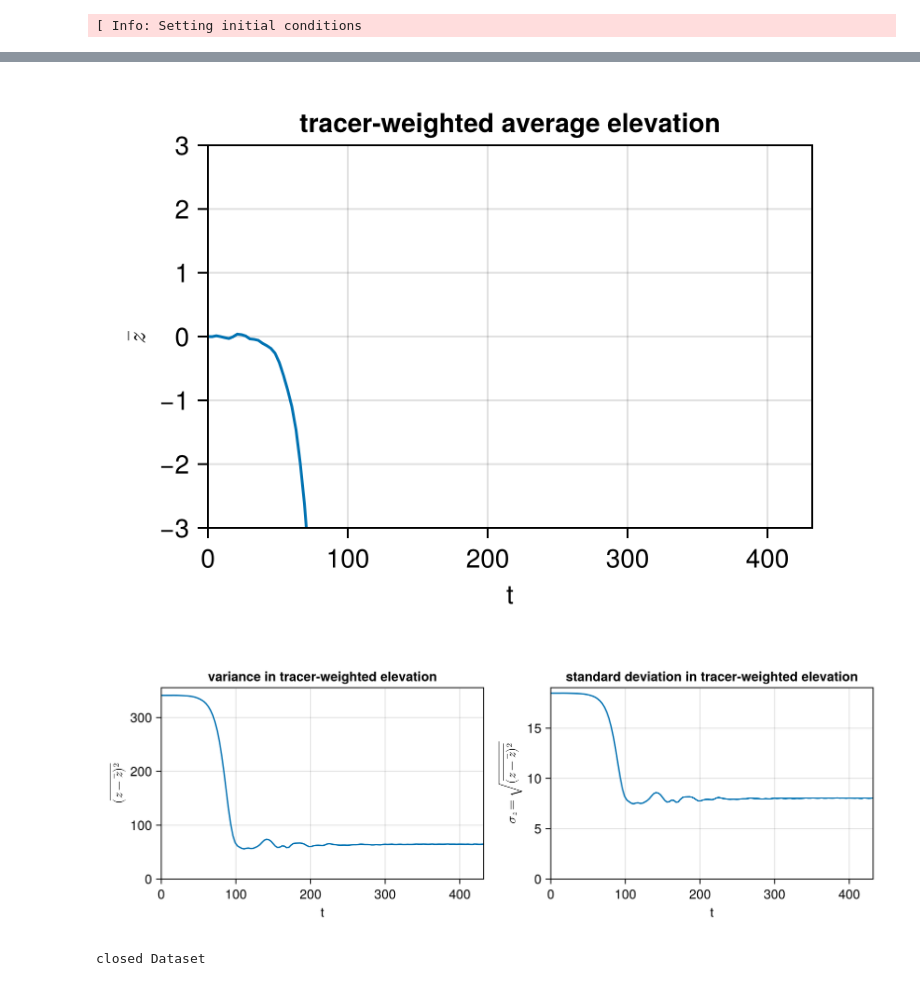
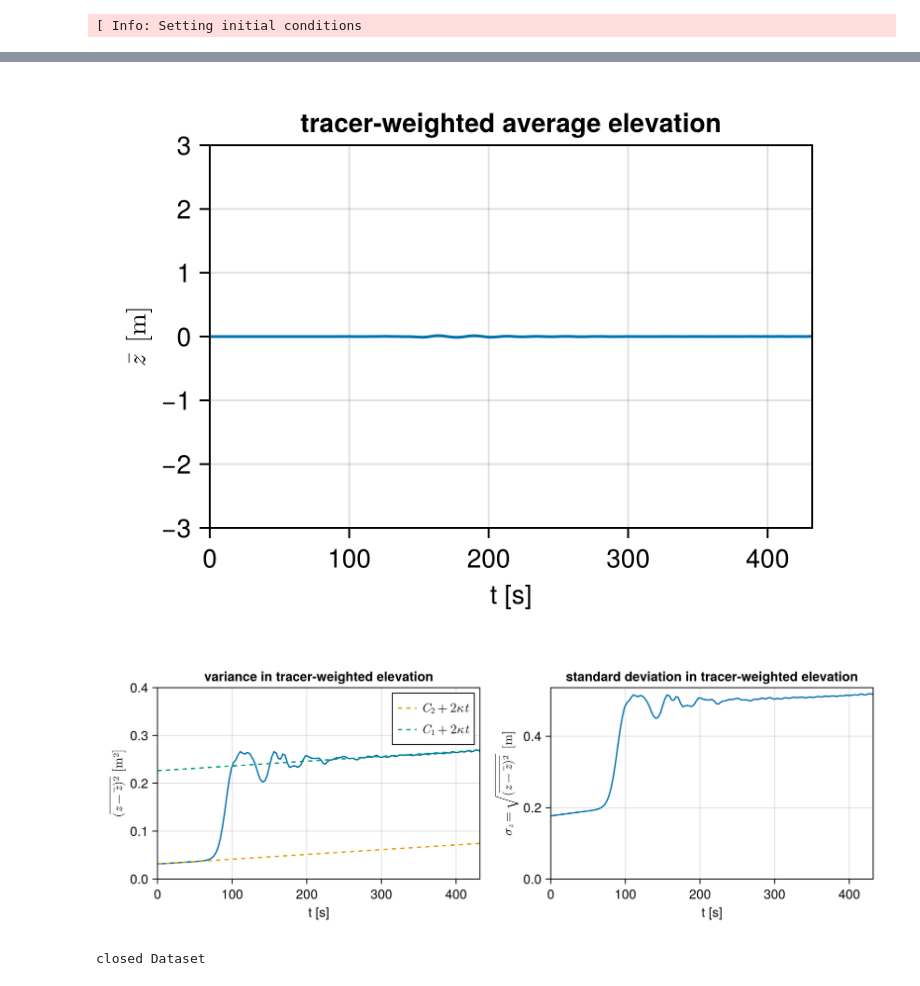
Before and after one commit to uci-oceanclimate/Irvinanigans.jl, a Jupyter notebook: notebooks/1_turbulent_tracer_diffusion.ipynb, the cells around one changed output, grey strips where cells are left out. Cells and saved outputs as stored; diff of their text form; code cells hidden in the pictures.

```diff
--- a/notebooks/1_turbulent_tracer_diffusion.ipynb
+++ b/notebooks/1_turbulent_tracer_diffusion.ipynb
@@ -17,10 +17,16 @@ model = simulation.model
 grid = simulation.model.grid;
 # %% [output]
 [ Info: Setting initial conditions
+# %%
+Δxᶜ = xspacings(grid, Center())
+Δyᶜ = yspacings(grid, Center())
+Δzᶜ = zspacings(grid, Center())
+
+ΔVᶜ = Δxᶜ*Δyᶜ*Δzᶜ;
 # %%
 ds = NCDataset(string(rootdir, filelist[1]), "r");
 t = ds["time"];
 c = ds["c"]
-M = sum(c, dims=(1,2,3)); # mass of tracer
+M = sum(c*ΔVᶜ, dims=(1,2,3));
 # %%
 fig = Figure(size=(400, 300))
@@ -34,33 +40,37 @@ fig
 # %%
-z = ds["zC"]
-z̄ = sum(z.*c, dims=(1,2,3)) ./ M;
+z = reshape(ds["zC"], (1,1,length(ds["zC"]), 1))
+z̄ = sum(z.*c*ΔVᶜ, dims=(1,2,3)) ./ M;
 # %%
 fig = Figure(size=(400, 300))
-kwargs = (xlabel="t", ylabel=L"$\bar{z}$", limits = ((0, maximum(ds["time"])), (-3, 3)))
+kwargs = (xlabel="t [s]", ylabel=L"$\bar{z}$ [m]", limits = ((0, maximum(ds["time"])), (-3, 3)))
 title = @sprintf("tracer-weighted average elevation")
 ax = Axis(fig[1, 1]; title = title, kwargs...)
 lines!(ax, t, z̄[1,1,1,:])
 fig
 # %% [output]
-[figure, old version]
+[figure, new version]
 # %%
-zvar = sum((z.^2).*c, dims=(1,2,3)) ./ M;
+z′ = z.-z̄
+zvar = sum((z′.^2).*c*ΔVᶜ, dims=(1,2,3)) ./ M;
 zσ = sqrt.(zvar);
 # %%
 fig = Figure(size=(850, 300))
-kwargs = (xlabel="t", ylabel=L"$\overline{(z-z̄)²}$", limits = ((0, maximum(ds["time"])), (0, nothing)))
+kwargs = (xlabel="t [s]", ylabel=L"$\overline{(z-z̄)²}$ [m²]", limits = ((0, maximum(ds["time"])), (0, 0.4)))
 title = @sprintf("variance in tracer-weighted elevation")
 ax = Axis(fig[1, 1]; title = title, kwargs...)
 lines!(ax, t, zvar[1,1,1,:])
+lines!(ax, t, zvar[1,1,1,1] .+ 2*model.closure.κ.c*t, linestyle=:dash, label=L"$C_{2} + 2 \kappa t$")
+lines!(ax, t, zvar[1,1,1,1] + 0.195 .+ 2*model.closure.κ.c*t, linestyle=:dash, label=L"$C_{1} + 2 \kappa t$")
+axislegend(ax)
 
-kwargs = (xlabel="t", ylabel=L"$\sigma_{z} = \sqrt{\overline{(z-z̄)²}}$", limits = ((0, maximum(ds["time"])), (0, nothing)))
+kwargs = (xlabel="t [s]", ylabel=L"$\sigma_{z} = \sqrt{\overline{(z-z̄)²}}$ [m]", limits = ((0, maximum(ds["time"])), (0, nothing)))
 title = @sprintf("standard deviation in tracer-weighted elevation")
 ax = Axis(fig[1, 2]; title = title, kwargs...)
 lines!(ax, t, zσ[1,1,1,:])
 
 fig
 # %% [output]
-[figure, old version]
+[figure, new version]
 # %%
 close(ds)
 # %% [output]
```
Also changed, not shown: parts of 1 cell of this notebook.
